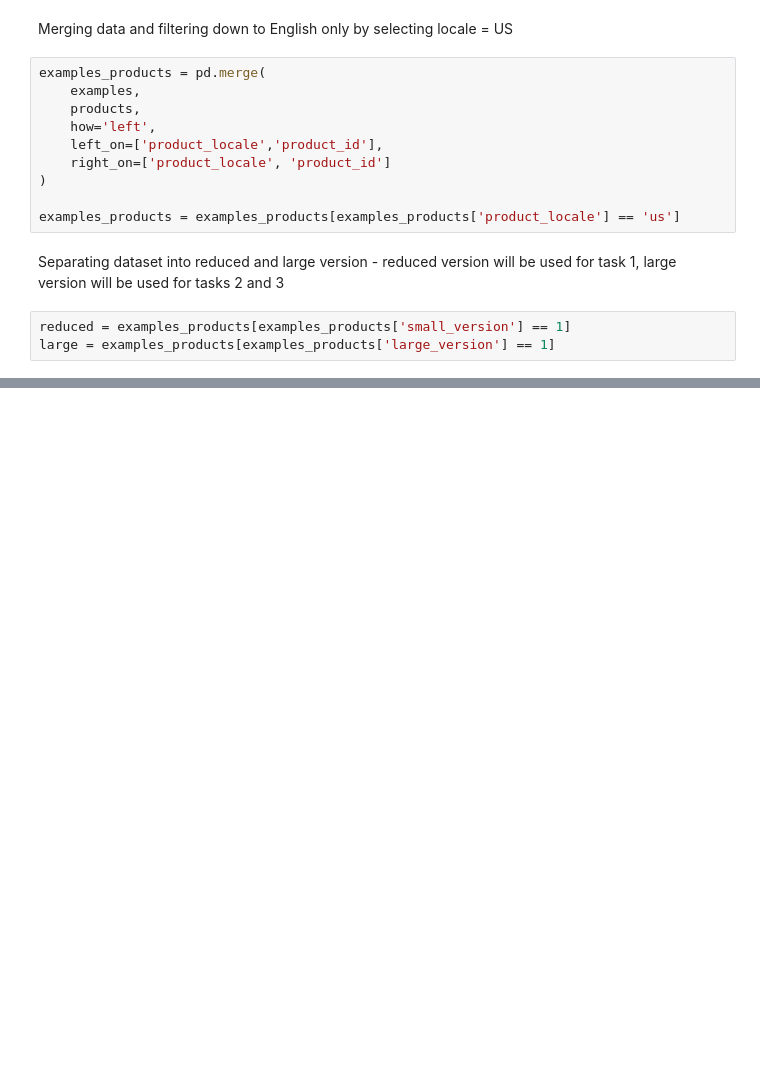
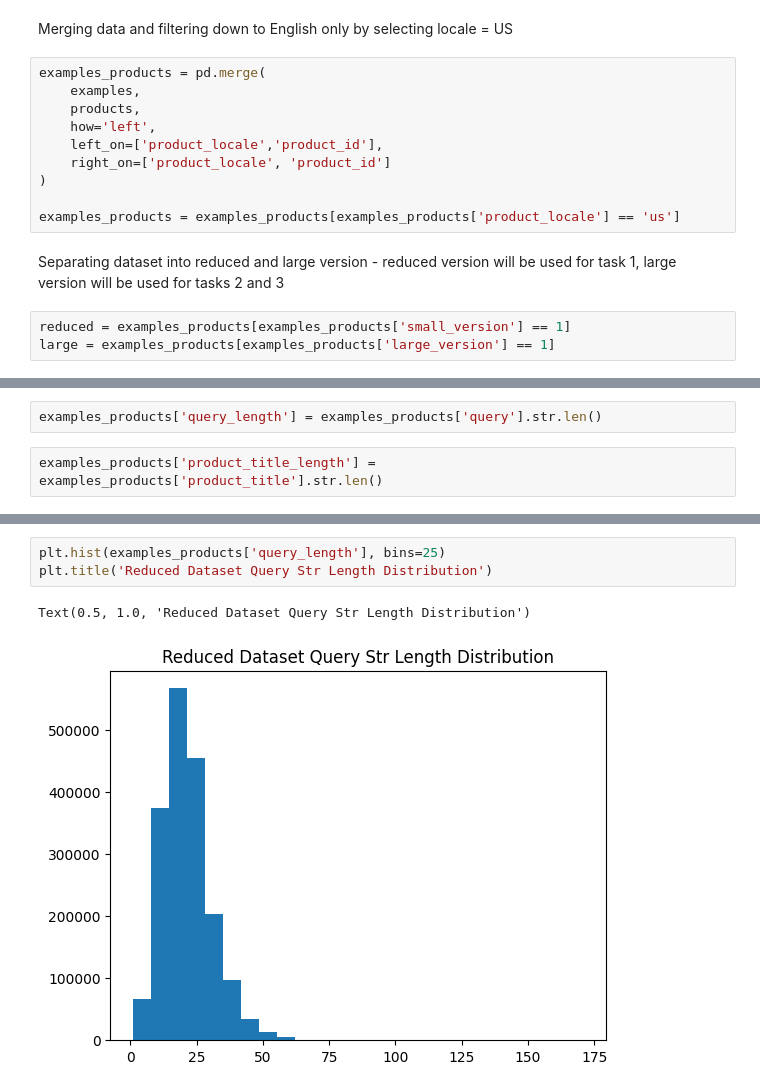
Before and after one commit to sarahlawlis/esci-shopping-queries, a Jupyter notebook: eda/eda.ipynb, the cells around one changed output, grey strips where cells are left out. Drawn from its saved outputs; the diff is of its cells as text; blank space fills up the shorter version.

```diff
--- a/eda/eda.ipynb
+++ b/eda/eda.ipynb
@@ -78,0 +107,4 @@ dtype: int64
+# %%
+examples_products['query_length'] = examples_products['query'].str.len()
+# %%
+examples_products['product_title_length'] = examples_products['product_title'].str.len()
@@ -78,0 +123,6 @@ dtype: int64
+# %%
+plt.hist(examples_products['query_length'], bins=25)
+plt.title('Reduced Dataset Query Str Length Distribution')
+# %% [output]
+Text(0.5, 1.0, 'Reduced Dataset Query Str Length Distribution')
+[figure, added]
```
Also changed, not shown: parts of 24 cells of this notebook, 2 other files.
